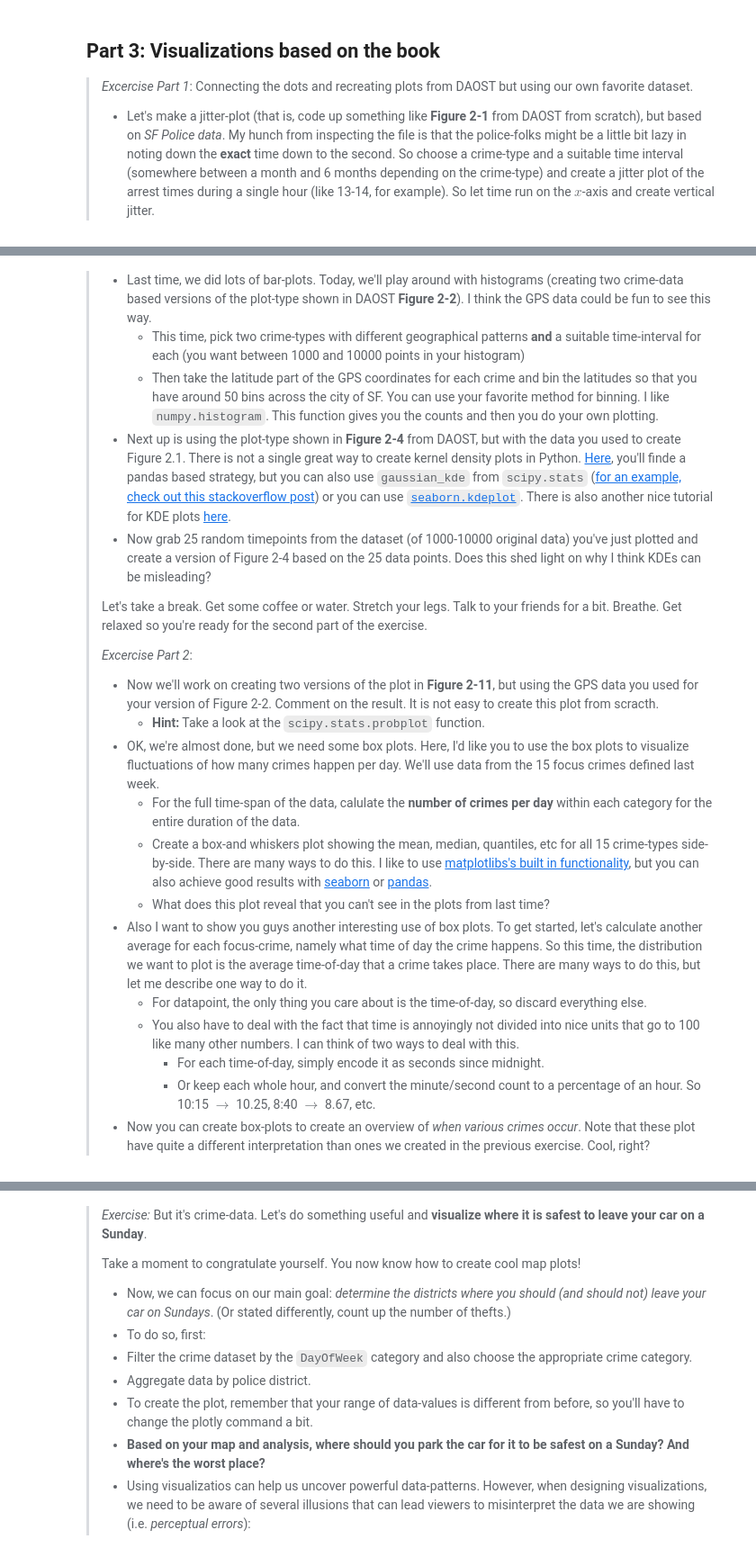
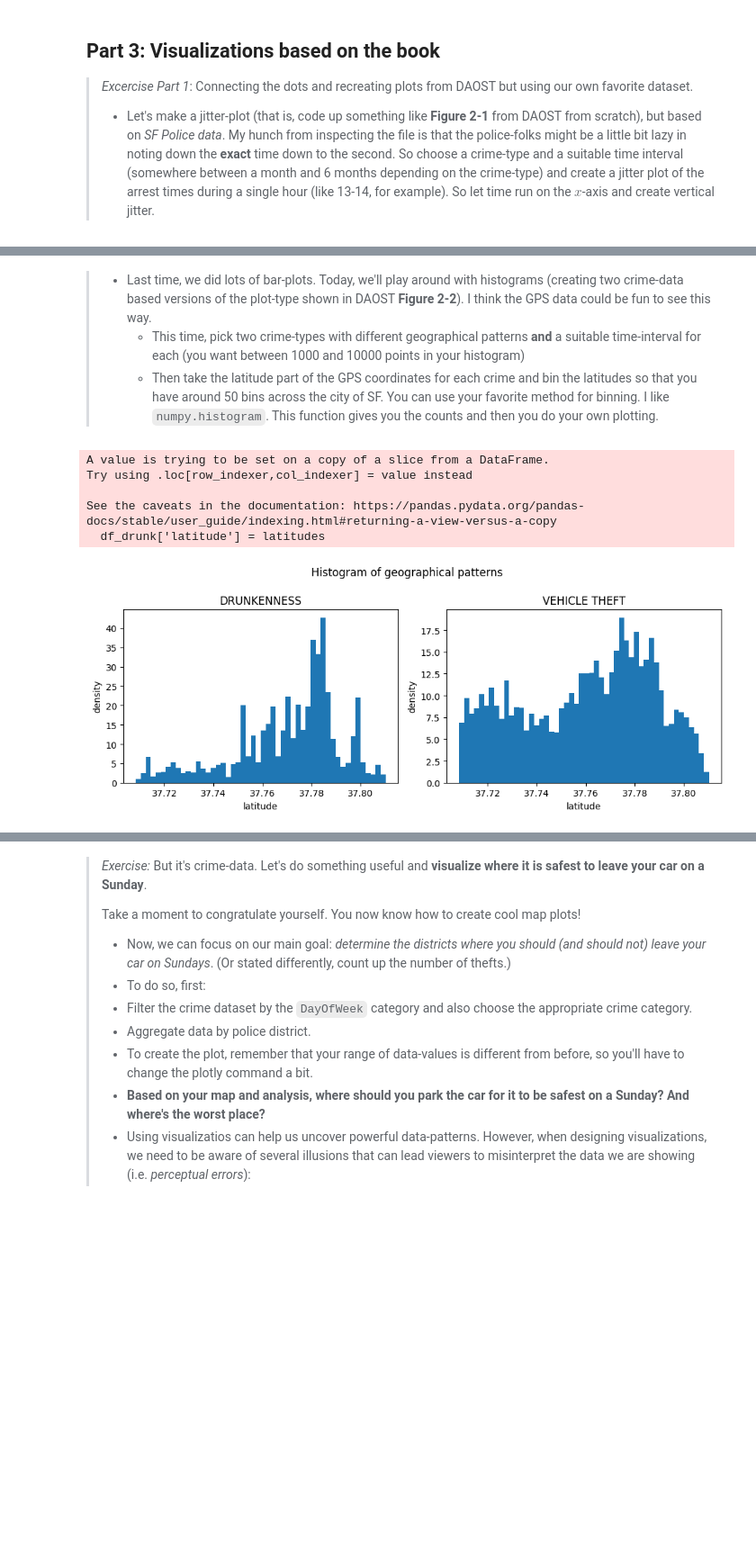
Before and after one commit to AnneKDesler/socialdata2023, a Jupyter notebook: lectures/Week3.ipynb, the cells around one changed output, grey strips where cells are left out. Shown at 90% size. Drawn from its saved outputs; the diff is of its cells as text; code cells hidden in the pictures; blank space fills up the shorter version.

Commit message:
some more week 3

```diff
--- a/lectures/Week3.ipynb
+++ b/lectures/Week3.ipynb
@@ -126,23 +120,42 @@ df_drunk_half_2002_00_to_01.plot('time', 'y', style='*', ylim=(-15,15), yticks=[
 > * Last time, we did lots of bar-plots. Today, we'll play around with histograms (creating two crime-data based versions of the plot-type shown in DAOST **Figure 2-2**). I think the GPS data could be fun to see this way.
 >   * This time, pick two crime-types with different geographical patterns **and** a suitable time-interval for each (you want between 1000 and 10000 points in your histogram)
 >   * Then take the latitude part of the GPS coordinates for each crime and bin the latitudes so that you have around 50 bins across the city of SF. You can use your favorite method for binning. I like `numpy.histogram`. This function gives you the counts and then you do your own plotting.
-> * Next up is using the plot-type shown in **Figure 2-4** from DAOST, but with the data you used to create Figure 2.1. There is not a single great way to create kernel density plots in Python. [Here](https://www.geeksforgeeks.org/density-plots-with-pandas-in-python/), you'll finde a pandas based strategy, but you can also use `gaussian_kde` from `scipy.stats` ([for an example, check out this stackoverflow post](https://stackoverflow.com/questions/4150171/how-to-create-a-density-plot-in-matplotlib)) or you can use [`seaborn.kdeplot`](https://seaborn.pydata.org/generated/seaborn.kdeplot.html). There is also another nice tutorial for KDE plots [here](https://towardsdatascience.com/histograms-and-density-plots-in-python-f6bda88f5ac0).
-> * Now grab 25 random timepoints from the dataset (of 1000-10000 original data) you've just plotted and create a version of Figure 2-4 based on the 25 data points. Does this shed light on why I think KDEs can be misleading?
->
-> Let's take a break. Get some coffee or water. Stretch your legs. Talk to your friends for a bit. Breathe. Get relaxed so you're ready for the second part of the exercise.
->
->
-> *Excercise Part 2*:
->
-> * Now we'll work on creating two versions of the plot in **Figure 2-11**, but using the GPS data you used for your version of Figure 2-2. Comment on the result. It is not easy to create this plot from scracth.
->   * **Hint:** Take a look at the `scipy.stats.probplot` function.
-> * OK, we're almost done, but we need some box plots. Here, I'd like you to use the box plots to visualize fluctuations of how many crimes happen per day. We'll use data from the 15 focus crimes defined last week.
->   * For the full time-span of the data, calulate the **number of crimes per day** within each category for the entire duration of the data.
->   * Create a box-and whiskers plot showing the mean, median, quantiles, etc for all 15 crime-types side-by-side. There are many ways to do this. I like to use [matplotlibs's built in functionality](https://matplotlib.org/stable/api/_as_gen/matplotlib.pyplot.boxplot.html), but you can also achieve good results with [seaborn](https://seaborn.pydata.org/generated/seaborn.boxplot.html) or [pandas](https://pandas.pydata.org/docs/reference/api/pandas.DataFrame.boxplot.html).
->   * What does this plot reveal that you can't see in the plots from last time?
-> * Also I want to show you guys another interesting use of box plots. To get started, let's calculate another average for each focus-crime, namely what time of day the crime happens. So this time, the distribution we want to plot is the average time-of-day that a crime takes place. There are many ways to do this, but let me describe one way to do it.
->   * For datapoint, the only thing you care about is the time-of-day, so discard everything else.
->   * You also have to deal with the fact that time is annoyingly not divided into nice units that go to 100 like many other numbers. I can think of two ways to deal with this.
->     * For each time-of-day, simply encode it as seconds since midnight.
->     * Or keep each whole hour, and convert the minute/second count to a percentage of an hour. So 10:15 $\rightarrow$ 10.25, 8:40 $\rightarrow$ 8.67, etc.
-> * Now you can create box-plots to create an overview of *when various crimes occur*. Note that these plot have quite a different interpretation than ones we created in the previous exercise. Cool, right?
+# %%
+df_drunk = df.loc[df.Category == 'DRUNKENNESS']
+df_vehicle = df.loc[df.Category == 'VEHICLE THEFT']
+df_vehicle = df_vehicle.drop(df_vehicle[df_vehicle['Timestamp'] >= '2003-06-01'].index)
+
+latitudes = []
+for point in df_drunk['location']:
+    _, _, latitude = point.split()
+    latitudes.append(float(latitude[:-1]))
+
+df_drunk['latitude'] = latitudes
+
+latitudes = []
+for point in df_vehicle['location']:
+    _, _, latitude = point.split()
+    latitudes.append(float(latitude[:-1]))
+
+df_vehicle['latitude'] = latitudes
+# %% [output]
+A value is trying to be set on a copy of a slice from a DataFrame.
+Try using .loc[row_indexer,col_indexer] = value instead
+
+See the caveats in the documentation: https://pandas.pydata.org/pandas-docs/stable/user_guide/indexing.html#returning-a-view-versus-a-copy
+  df_drunk['latitude'] = latitudes
+# %%
+fig, ax = plt.subplots(1,2,figsize=(10,4))
+ax[0].hist(df_drunk['latitude'], bins=50, density=True)
+ax[0].set_xlabel('latitude')
+ax[0].set_ylabel('density')
+ax[0].set_title('DRUNKENNESS')
+ax[1].hist(df_vehicle['latitude'], bins=50, density=True)
+ax[1].set_xlabel('latitude')
+ax[1].set_ylabel('density')
+ax[1].set_title('VEHICLE THEFT')
+fig.suptitle('Histogram of geographical patterns')
+fig.tight_layout(rect=[0, 0, 1, 0.99])
+plt.show()
+# %% [output]
+[figure, added]
```
Also changed, not shown: parts of 7 cells of this notebook.
